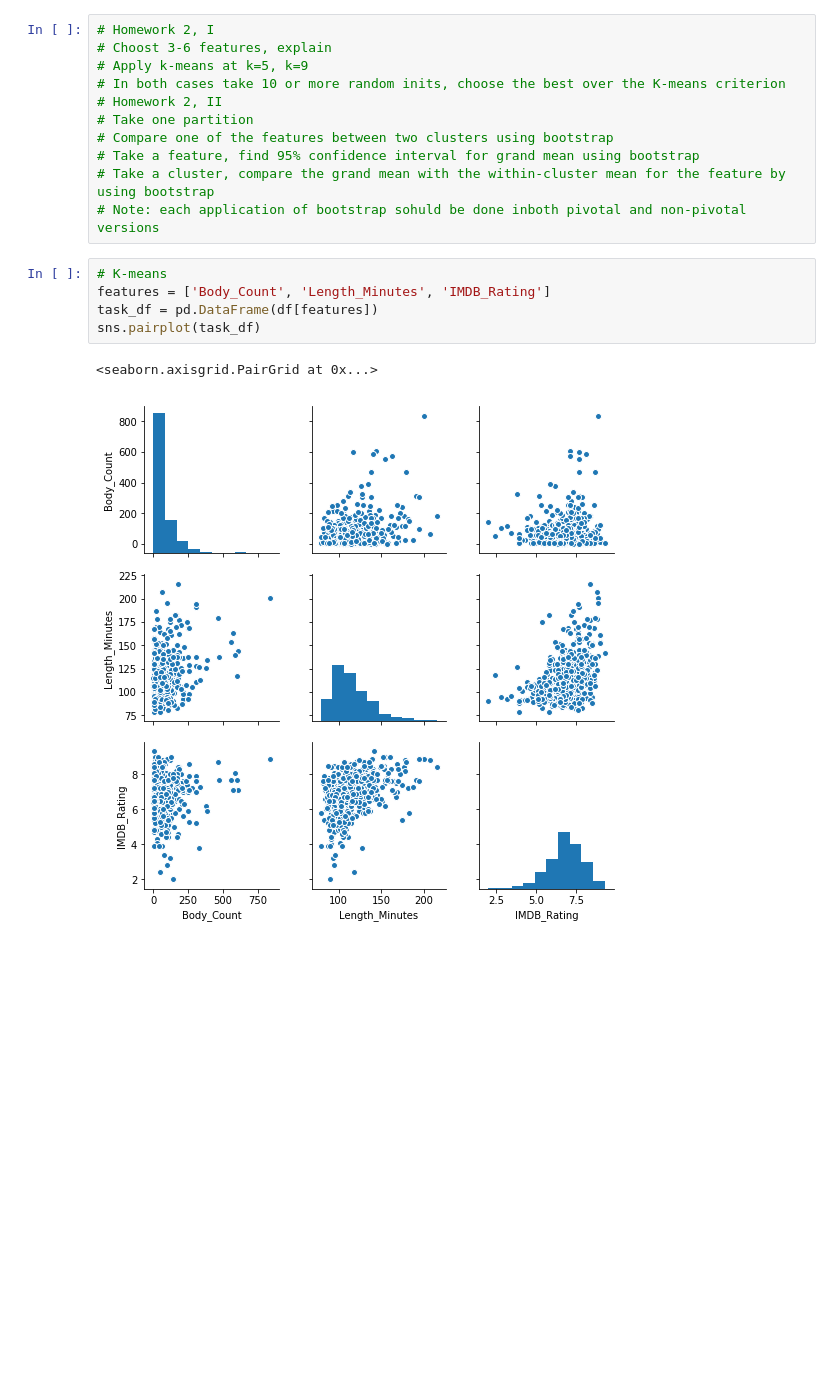
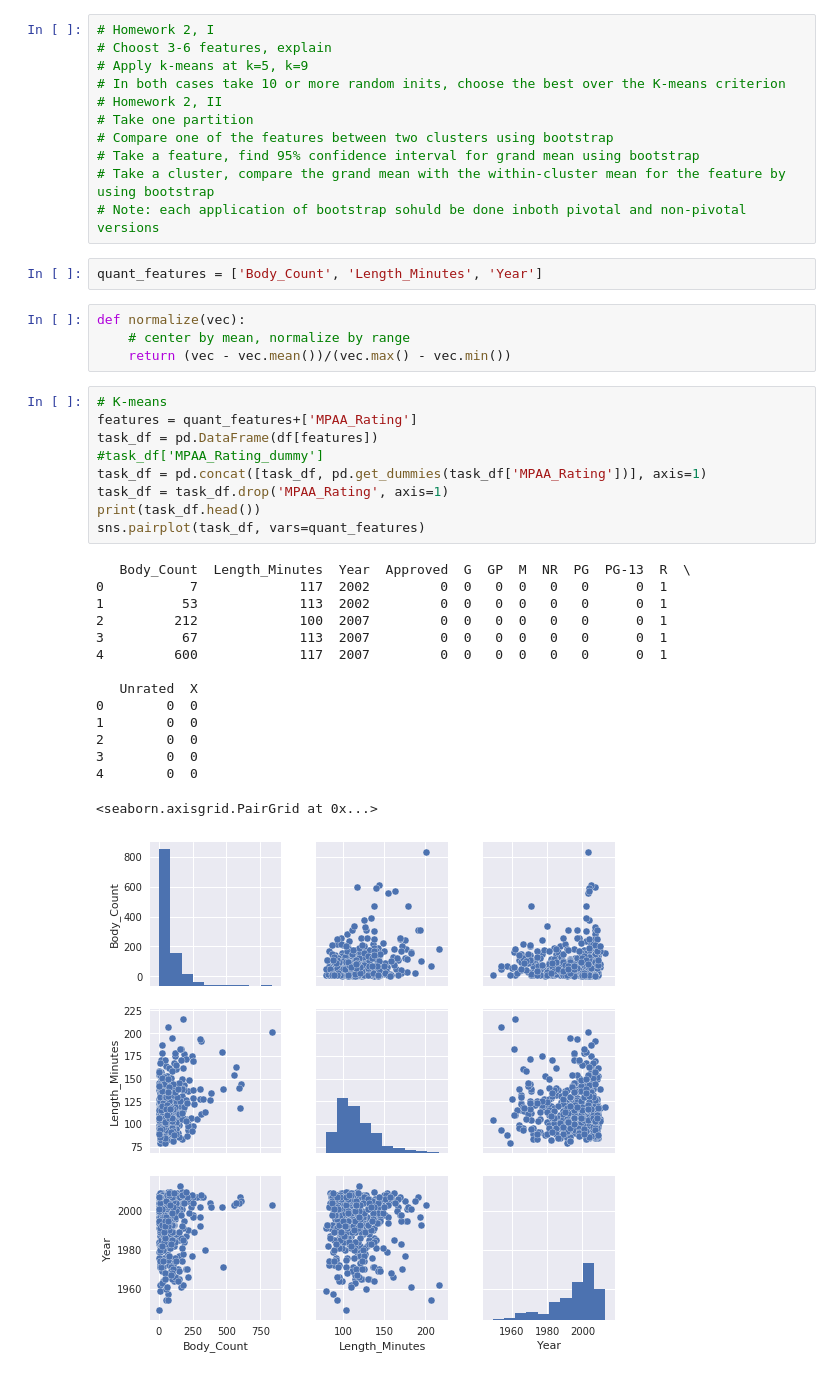
Before and after one commit to Euphe/data_analysis_project, a Jupyter notebook: HW_Mirkin.ipynb, the cells around one changed output. Saved outputs shown, nothing was run; the diff lists cells and outputs as text; blank space fills up the shorter version.

```diff
--- a/HW_Mirkin.ipynb
+++ b/HW_Mirkin.ipynb
@@ -28,11 +34,34 @@ df.head()
 # Take a feature, find 95% confidence interval for grand mean using bootstrap
 # Take a cluster, compare the grand mean with the within-cluster mean for the feature by using bootstrap
 # Note: each application of bootstrap sohuld be done inboth pivotal and non-pivotal versions
+# %%
+quant_features = ['Body_Count', 'Length_Minutes', 'Year']
+# %%
+def normalize(vec):
+    # center by mean, normalize by range
+    return (vec - vec.mean())/(vec.max() - vec.min())
 # %%
 # K-means
-features = ['Body_Count', 'Length_Minutes', 'IMDB_Rating']
+features = quant_features+['MPAA_Rating']
 task_df = pd.DataFrame(df[features])
-sns.pairplot(task_df)
+#task_df['MPAA_Rating_dummy']
+task_df = pd.concat([task_df, pd.get_dummies(task_df['MPAA_Rating'])], axis=1)
+task_df = task_df.drop('MPAA_Rating', axis=1)
+print(task_df.head())
+sns.pairplot(task_df, vars=quant_features)
 # %% [output]
-<seaborn.axisgrid.PairGrid at 0x...>
+   Body_Count  Length_Minutes  Year  Approved  G  GP  M  NR  PG  PG-13  R  \
+0           7             117  2002         0  0   0  0   0   0      0  1
+1          53             113  2002         0  0   0  0   0   0      0  1
+2         212             100  2007         0  0   0  0   0   0      0  1
+3          67             113  2007         0  0   0  0   0   0      0  1
+4         600             117  2007         0  0   0  0   0   0      0  1
+
+   Unrated  X
+0        0  0
+1        0  0
+2        0  0
+3        0  0
+4        0  0
+<seaborn.axisgrid.PairGrid at 0x...>
-[figure, old version]
+[figure, new version]
```
Also changed, not shown: parts of 13 cells of this notebook.
